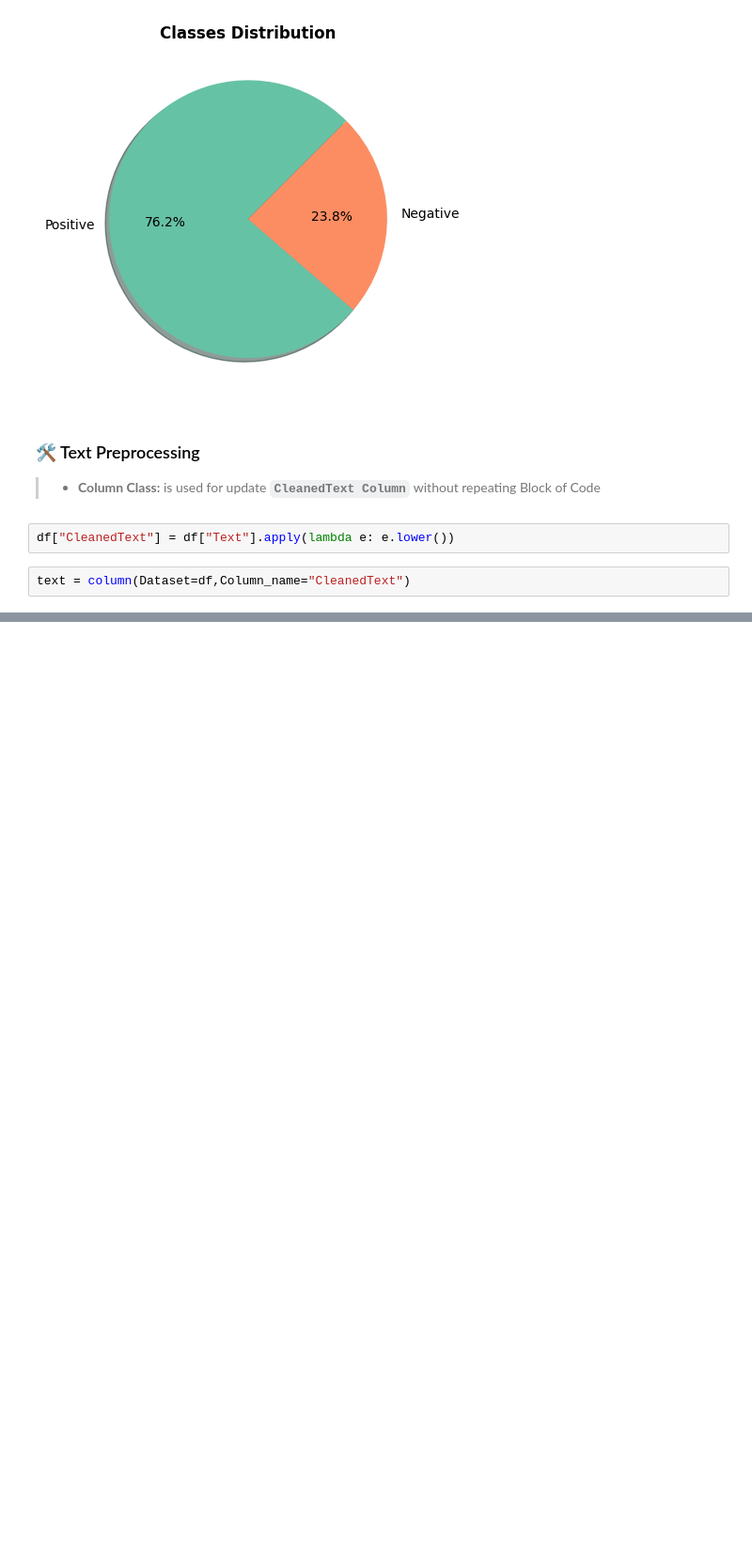
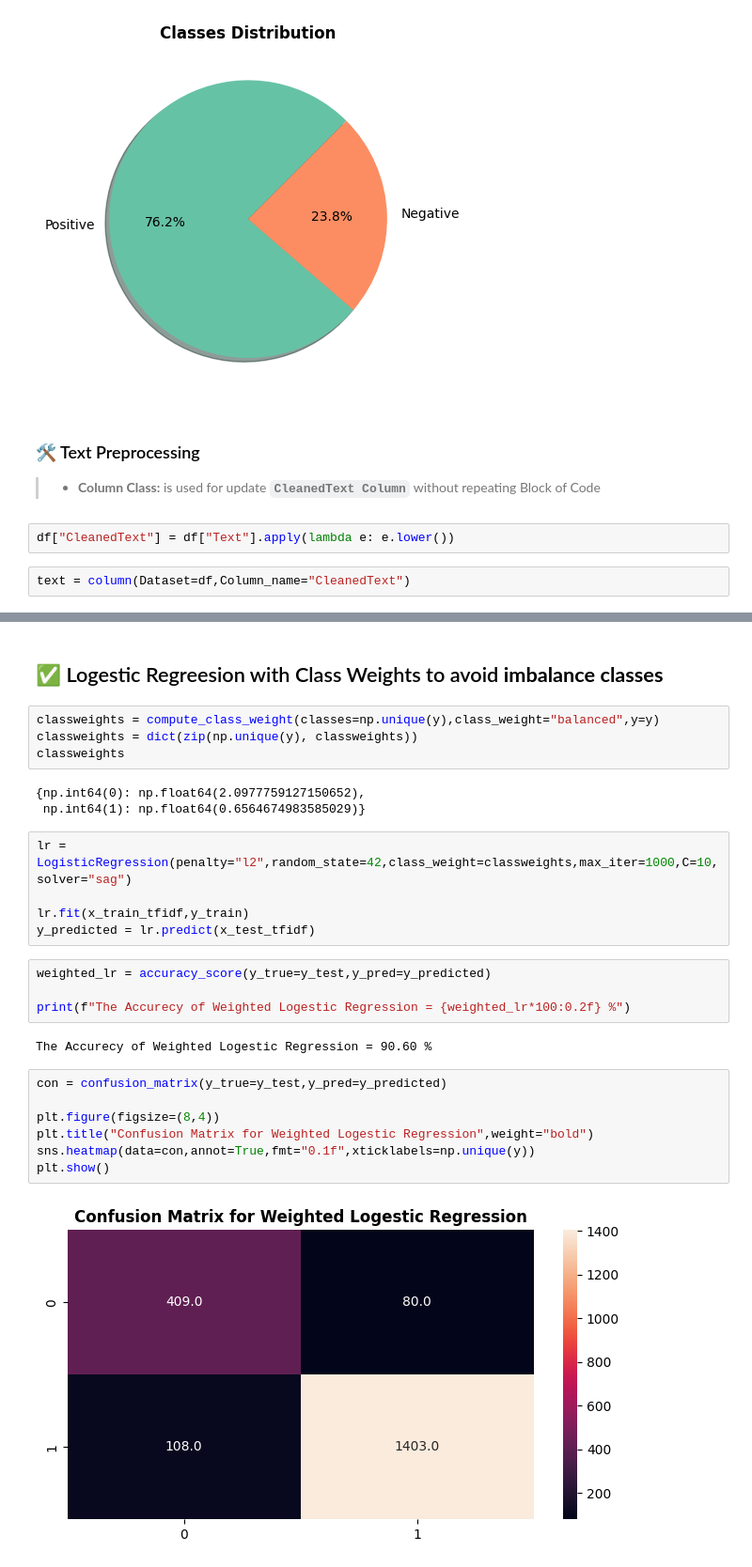
Before and after one commit to Youssef3082004/Elevvo_Pathways_Internship, a Jupyter notebook: Model.ipynb, the cells around one changed output, grey strips where cells are left out. Shown at 94% size. Cells and saved outputs as stored; diff of their text form; blank space fills up the shorter version.

```diff
--- a/Model.ipynb
+++ b/Model.ipynb
@@ -97,0 +291,29 @@ df
+# %% [markdown]
+## ✅ Logestic Regreesion with Class Weights to avoid **imbalance classes**
+# %%
+classweights = compute_class_weight(classes=np.unique(y),class_weight="balanced",y=y)
+classweights = dict(zip(np.unique(y), classweights))
+classweights
+# %% [output]
+{np.int64(0): np.float64(2.0977759127150652),
+ np.int64(1): np.float64(0.6564674983585029)}
+# %%
+lr = LogisticRegression(penalty="l2",random_state=42,class_weight=classweights,max_iter=1000,C=10,solver="sag")
+
+lr.fit(x_train_tfidf,y_train)
+y_predicted = lr.predict(x_test_tfidf)
+# %%
+weighted_lr = accuracy_score(y_true=y_test,y_pred=y_predicted)
+
+print(f"The Accurecy of Weighted Logestic Regression = {weighted_lr*100:0.2f} %")
+# %% [output]
+The Accurecy of Weighted Logestic Regression = 90.60 %
+# %%
+con = confusion_matrix(y_true=y_test,y_pred=y_predicted)
+
+plt.figure(figsize=(8,4))
+plt.title("Confusion Matrix for Weighted Logestic Regression",weight="bold")
+sns.heatmap(data=con,annot=True,fmt="0.1f",xticklabels=np.unique(y))
+plt.show()
+# %% [output]
+[figure, added]
```
Also changed, not shown: parts of 44 cells of this notebook.
